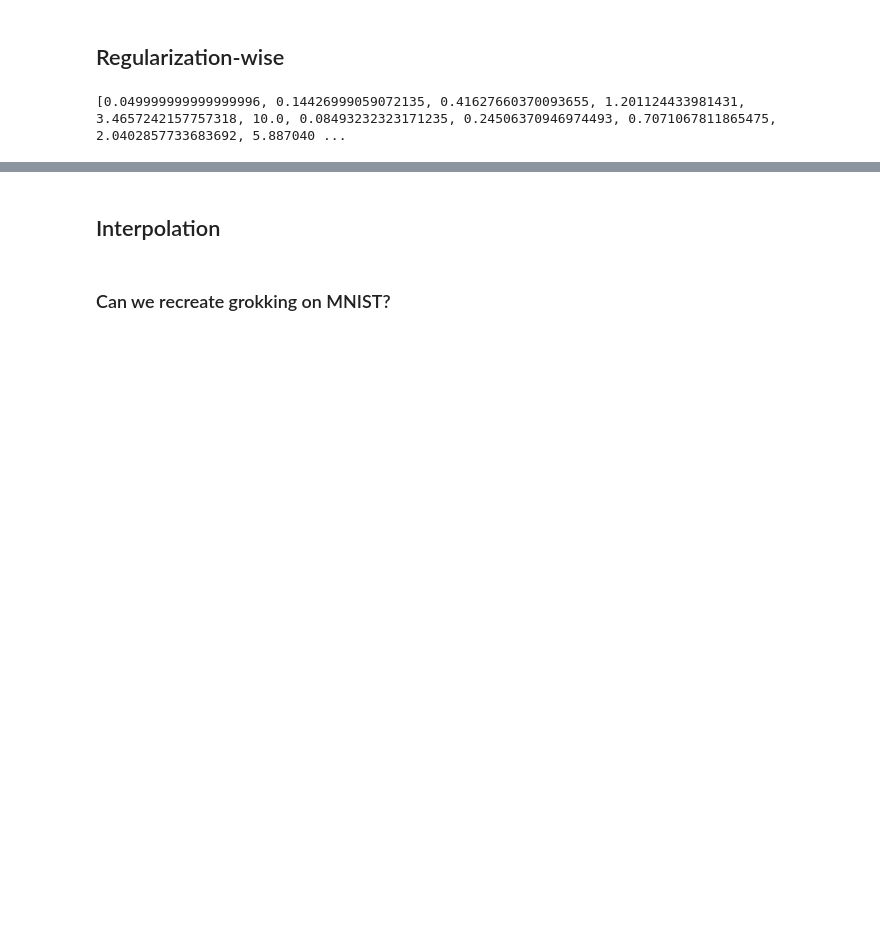
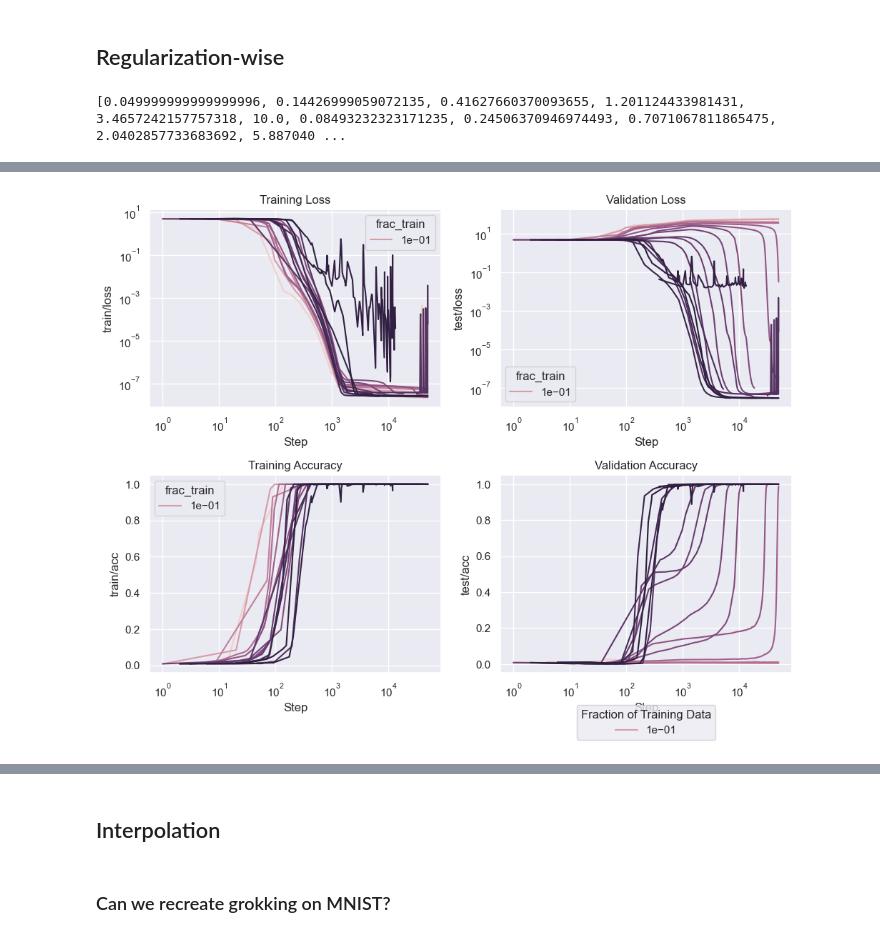
Before and after one commit to jqhoogland/pattern-learning, a Jupyter notebook: unifying/unifying.ipynb, the cells around one changed output, grey strips where cells are left out. Drawn from its saved outputs; the diff is of its cells as text; code cells hidden in the pictures; blank space fills up the shorter version.

```diff
--- a/unifying/unifying.ipynb
+++ b/unifying/unifying.ipynb
@@ -519,0 +436,11 @@ plot(smooth=True, log_loss=False, titles = {
+# %%
+frac_train = get_history("bv34ulfl", unique_col="weight_decay")
+frac_train_cleaned = handle_outliers(
+    frac_train,
+    loss_cols=["train/loss"],
+    action="keep",
+    unique_cols=["weight_decay"],
+    threshold=0.0001,
+    late_epochs_ratio=0.6,
+)
+frac_train_cleaned
@@ -519,0 +461,4 @@ plot(smooth=True, log_loss=False, titles = {
+# %%
+plot_curves_2x2(frac_train_cleaned, title="Fraction of Training Data", unique_col="frac_train")
+# %% [output]
+[figure, added]
```
Also changed, not shown: parts of 10 cells of this notebook.
